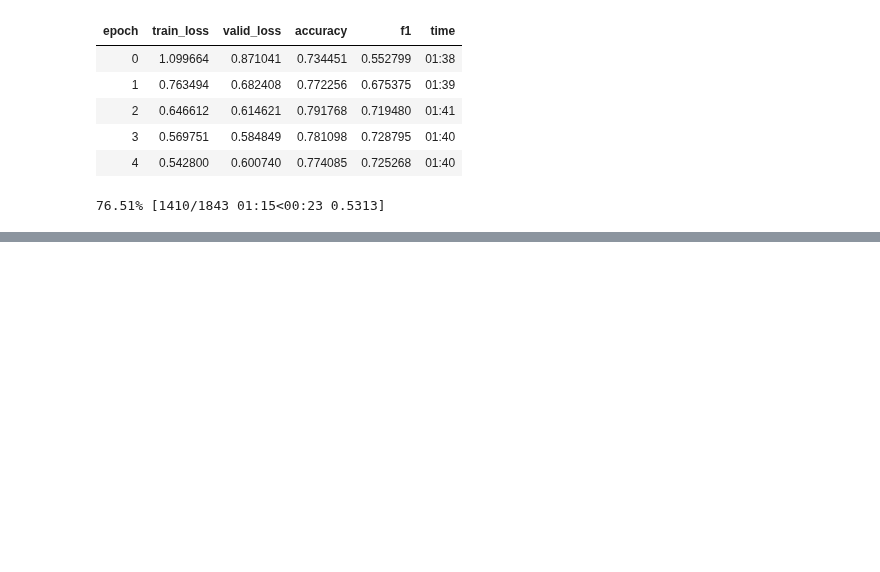
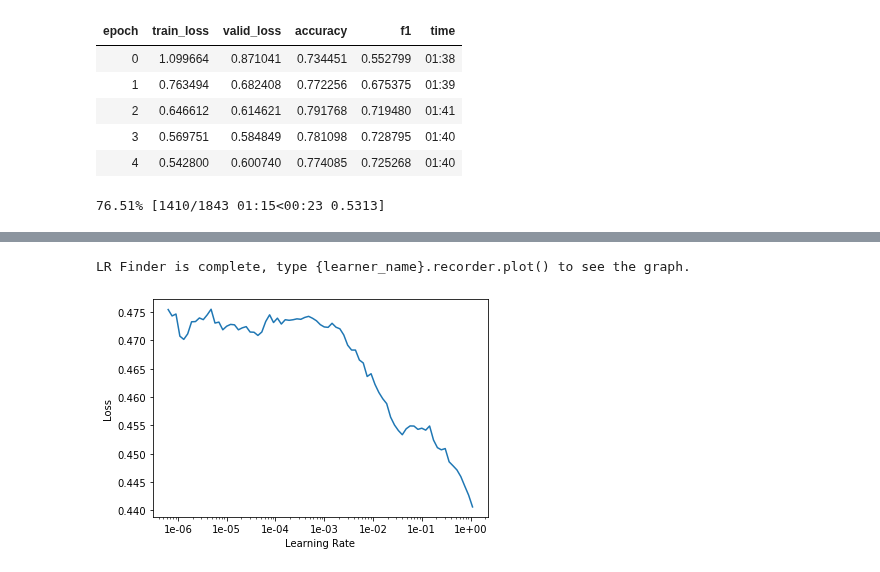
Before and after one commit to wwymak/spacenet-buildings, a Jupyter notebook: xview2/siamese like net to tell difference?.ipynb, the cells around one changed output, grey strips where cells are left out. Saved outputs shown, nothing was run; the diff lists cells and outputs as text; code cells hidden in the pictures; blank space fills up the shorter version.

```diff
--- a/xview2/siamese like net to tell difference?.ipynb
+++ b/xview2/siamese like net to tell difference?.ipynb
@@ -446,0 +555,2 @@ siamese_learner.fit_one_cycle(6, max_lr=1e-4)
+# %%
+siamese_learner.fit_one_cycle(6, max_lr=1e-6);
@@ -446,0 +567,2 @@ siamese_learner.fit_one_cycle(6, max_lr=1e-4)
+# %%
+siamese_learner.fit_one_cycle(6, max_lr=1e-7);
@@ -446,0 +577,12 @@ siamese_learner.fit_one_cycle(6, max_lr=1e-4)
+# %%
+del siamese_learner
+gc.collect()
+
+model = SiameseNet(architecture=models.resnet50).cuda()
+apply_init(model.head, nn.init.kaiming_normal_)
+siamese_learner = Learner(data, model, model_dir=models_path, metrics=[accuracy, f1])
+siamese_learner.to_fp16()
+siamese_learner.loss_func =CombinedLoss(alpha=0.5);
+siamese_learner.lr_find()
+siamese_learner.recorder.plot()
+# %% [output]
@@ -446,0 +590,2 @@ siamese_learner.fit_one_cycle(6, max_lr=1e-4)
+LR Finder is complete, type {learner_name}.recorder.plot() to see the graph.
+[figure, added]
```
Also changed, not shown: parts of 17 cells of this notebook.
